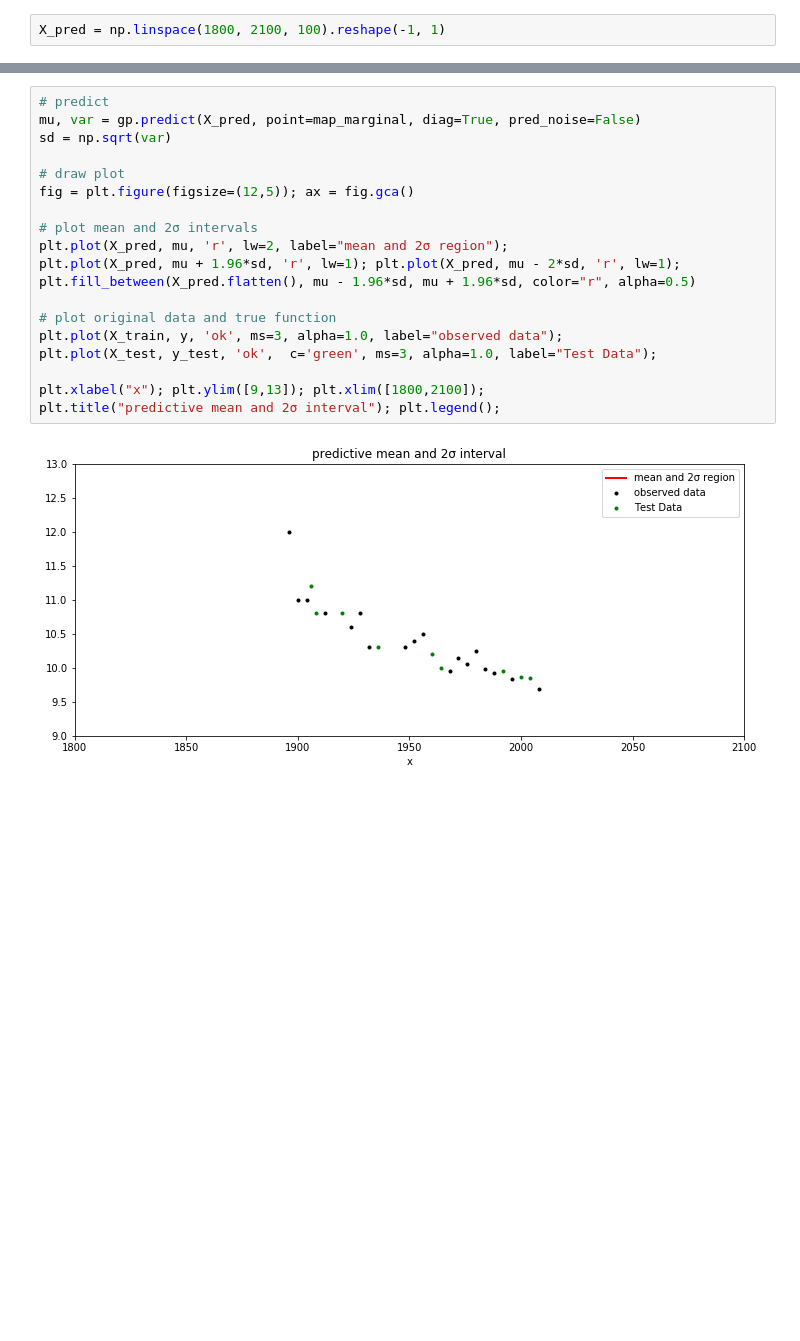
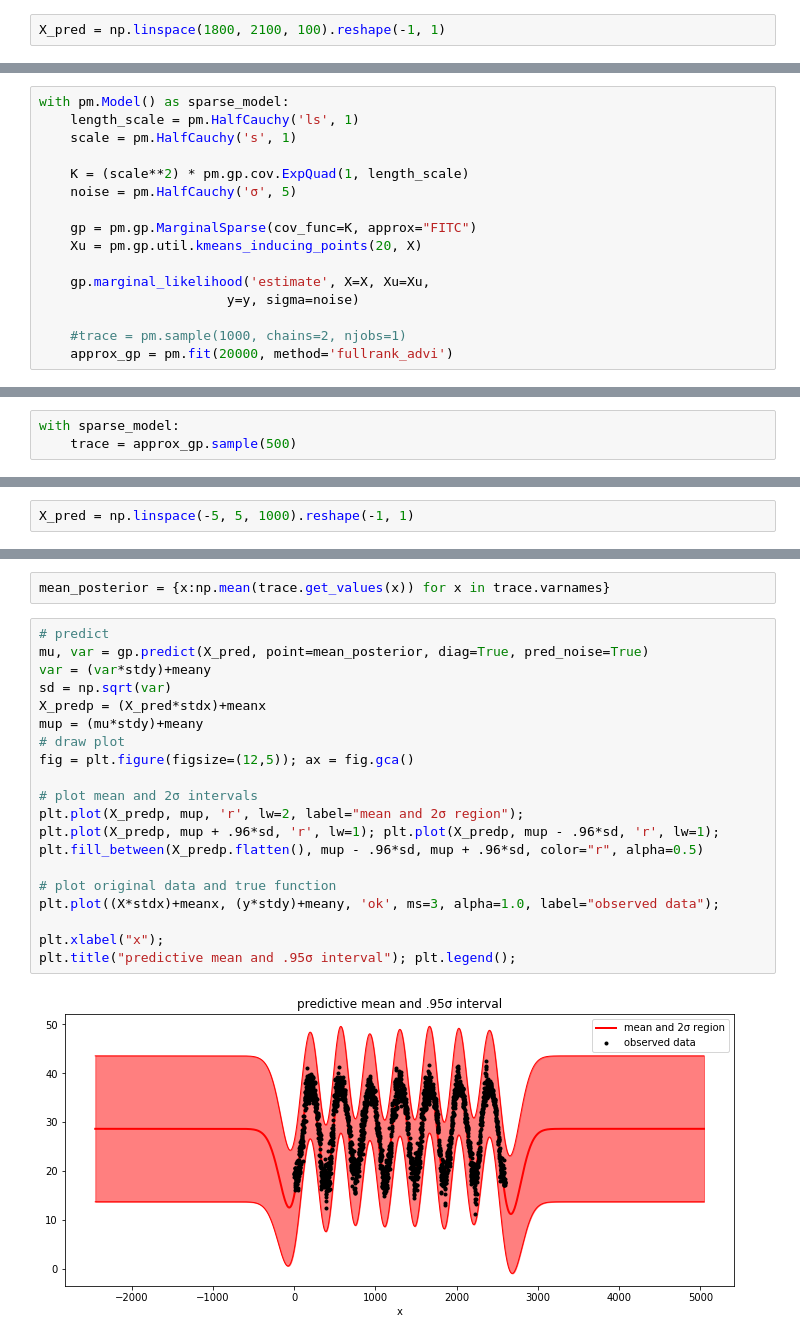
Before and after one commit to shehel/Bayesian_Learning, a Jupyter notebook: GP_regression.ipynb, the cells around one changed output, grey strips where cells are left out. Saved outputs shown, nothing was run; the diff lists cells and outputs as text; blank space fills up the shorter version.

Commit message:
images added

```diff
--- a/GP_regression.ipynb
+++ b/GP_regression.ipynb
@@ -192,0 +268,16 @@ plt.title("Posterior distribution over $f(x)$ at the observed values"); plt.lege
+# %%
+with pm.Model() as sparse_model:
+    length_scale = pm.HalfCauchy('ls', 1)
+    scale = pm.HalfCauchy('s', 1)
+
+    K = (scale**2) * pm.gp.cov.ExpQuad(1, length_scale)
+    noise = pm.HalfCauchy('σ', 5)
+
+    gp = pm.gp.MarginalSparse(cov_func=K, approx="FITC")
+    Xu = pm.gp.util.kmeans_inducing_points(20, X)
+
+    gp.marginal_likelihood('estimate', X=X, Xu=Xu,
+                        y=y, sigma=noise)
+
+    #trace = pm.sample(1000, chains=2, njobs=1)
+    approx_gp = pm.fit(20000, method='fullrank_advi')
@@ -192,0 +286,3 @@ plt.title("Posterior distribution over $f(x)$ at the observed values"); plt.lege
+# %%
+with sparse_model:
+    trace = approx_gp.sample(500)
@@ -193 +293,3 @@ plt.title("Posterior distribution over $f(x)$ at the observed values"); plt.lege
+# %%
+X_pred = np.linspace(-5, 5, 1000).reshape(-1, 1)
 # %%
@@ -214,21 +320,24 @@ plt.title("posterior predictive distribution, y_*"); plt.legend();
+# %%
+mean_posterior = {x:np.mean(trace.get_values(x)) for x in trace.varnames}
 # %%
 # predict
-mu, var = gp.predict(X_pred, point=map_marginal, diag=True, pred_noise=False)
+mu, var = gp.predict(X_pred, point=mean_posterior, diag=True, pred_noise=True)
+var = (var*stdy)+meany
 sd = np.sqrt(var)
-
+X_predp = (X_pred*stdx)+meanx
+mup = (mu*stdy)+meany
 # draw plot
 fig = plt.figure(figsize=(12,5)); ax = fig.gca()
 
 # plot mean and 2σ intervals
-plt.plot(X_pred, mu, 'r', lw=2, label="mean and 2σ region");
-plt.plot(X_pred, mu + 1.96*sd, 'r', lw=1); plt.plot(X_pred, mu - 2*sd, 'r', lw=1);
-plt.fill_between(X_pred.flatten(), mu - 1.96*sd, mu + 1.96*sd, color="r", alpha=0.5)
+plt.plot(X_predp, mup, 'r', lw=2, label="mean and 2σ region");
+plt.plot(X_predp, mup + .96*sd, 'r', lw=1); plt.plot(X_predp, mup - .96*sd, 'r', lw=1);
+plt.fill_between(X_predp.flatten(), mup - .96*sd, mup + .96*sd, color="r", alpha=0.5)
 
 # plot original data and true function
-plt.plot(X_train, y, 'ok', ms=3, alpha=1.0, label="observed data");
-plt.plot(X_test, y_test, 'ok',  c='green', ms=3, alpha=1.0, label="Test Data");
+plt.plot((X*stdx)+meanx, (y*stdy)+meany, 'ok', ms=3, alpha=1.0, label="observed data");
 
-plt.xlabel("x"); plt.ylim([9,13]); plt.xlim([1800,2100]);
-plt.title("predictive mean and 2σ interval"); plt.legend();
+plt.xlabel("x");
+plt.title("predictive mean and .95σ interval"); plt.legend();
 # %% [output]
-[figure, old version]
+[figure, new version]
```
Also changed, not shown: parts of 48 cells of this notebook, 1 other file.
